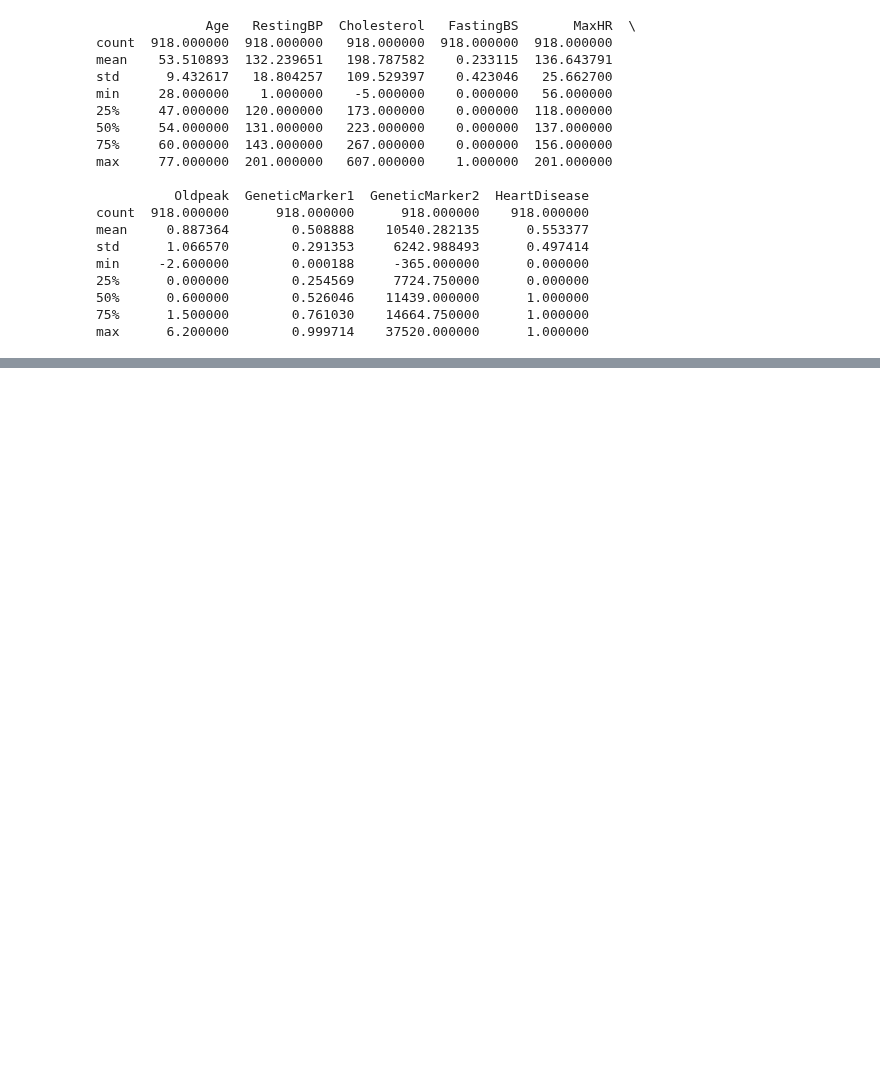
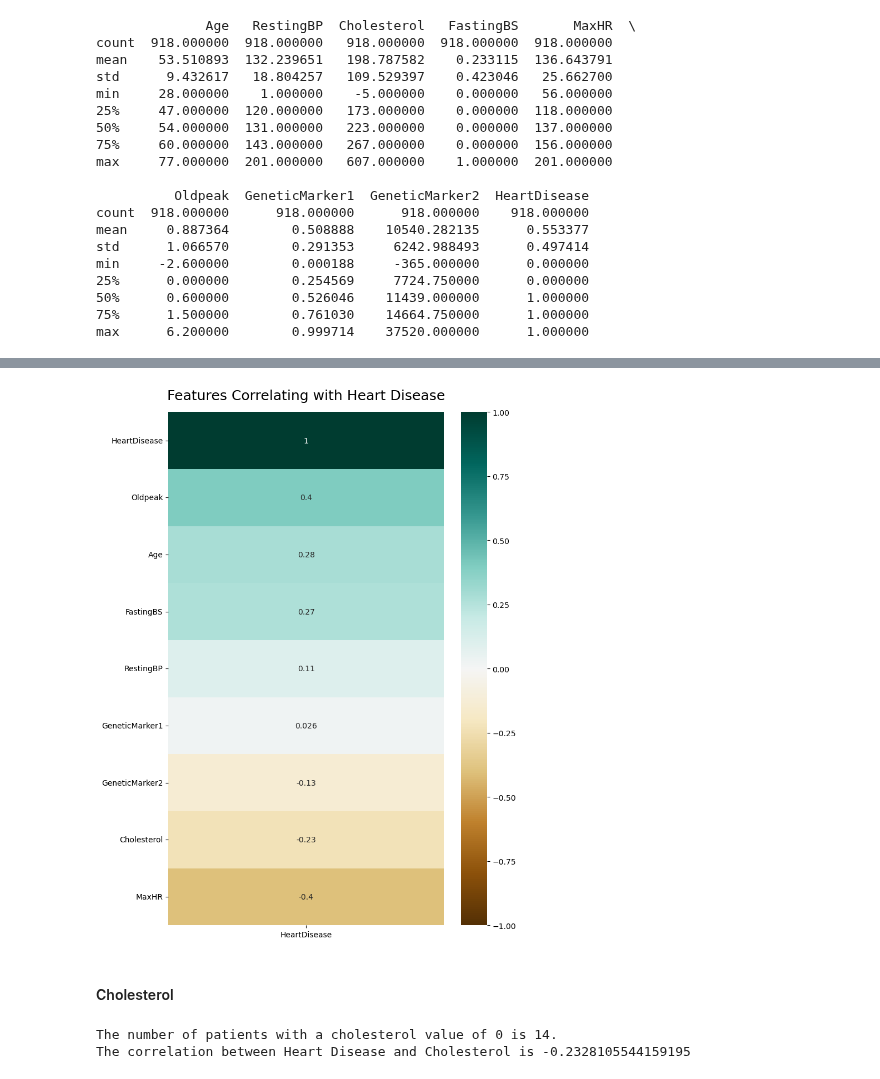
Before and after one commit to TJ-Abbing/Data-Science, a Jupyter notebook: OP-2/assignments/final/teammates/final_assignment_alessandro.ipynb, the cells around one changed output, grey strips where cells are left out. Cells and saved outputs as stored; diff of their text form; code cells hidden in the pictures; blank space fills up the shorter version.

```diff
--- a/OP-2/assignments/final/teammates/final_assignment_alessandro.ipynb
+++ b/OP-2/assignments/final/teammates/final_assignment_alessandro.ipynb
@@ -423,0 +222,47 @@ df
+# %%
+# Analyzing the correlation between different features and the target variable HeartDisease.
+# The focus is on understanding the correlation of eligble features with HeartDisease.
+
+# Creating a heatmap to visualize correlation.
+plt.figure(figsize=(8, 12))
+
+# Selecting relevant columns for correlation analysis.
+cor = df[['Age', 'RestingBP', 'Cholesterol', 'FastingBS', 'MaxHR', 'Oldpeak',
+       'GeneticMarker1', 'GeneticMarker2', 'HeartDisease']].corr()
+
+# Sorting and extracting correlation with HeartDisease in descending order.
+heatmap = sns.heatmap(data=cor[['HeartDisease']].sort_values(by='HeartDisease', ascending=False),
+                      vmin=-1, vmax=1, annot=True, cmap='BrBG')
+
+# Setting the title and formatting for better readability.
+heatmap.set_title('Features Correlating with Heart Disease', fontdict={'fontsize': 18}, pad=16)
+
+# Displaying the heatmap.
+plt.show()
+
+# General guide for interpreting correlation values:
+
+# Correlation Interpretation Guide:
+# Perfect Negative Correlation: -1.0
+# Very Strong Negative Correlation: -0.9 to -1.0
+# Strong Negative Correlation: -0.7 to -0.9
+# Moderate Negative Correlation: -0.5 to -0.7
+# Weak Negative Correlation: -0.3 to -0.5
+# Very Weak Negative Correlation: -0.1 to -0.3
+
+# No Correlation: 0.0
+
+# Very Weak Positive Correlation: 0.1 to 0.3
+# Weak Positive Correlation: 0.3 to 0.5
+# Moderate Positive Correlation: 0.5 to 0.7
+# Strong Positive Correlation: 0.7 to 0.9
+# Very Strong Positive Correlation: 0.9 to 1.0
+# Perfect Positive Correlation: 1.0
+
+# Conclusion:
+
+# There seems to be no correlation between GeneticMarker1 and HeartDisease.
+# There seems to be a very weak positive correlation between Cholesterol and HeartDisease.
+# There seems to be a weak negative correlation between MaxHR and HeartDisease.
+# %% [output]
+[figure, added]
@@ -423,0 +274,13 @@ df
+# %% [markdown]
+#### Cholesterol
+# %%
+# Fadi and Alex raised concerns about the Cholesterol column. Seems to have a rather high amount of 0 values.
+
+# Doing a check here.
+zero_cholesterol_count = (df['Cholesterol'] == 0).sum()
+print(f"The number of patients with a cholesterol value of 0 is {zero_cholesterol_count}.")
+print(f"The correlation between Heart Disease and Cholesterol is {df['HeartDisease'].corr(df['Cholesterol'])}")
+# Amount of 0 values for the cholesterol column seems to be too high. Will need to be explored further.
+# %% [output]
+The number of patients with a cholesterol value of 0 is 14.
+The correlation between Heart Disease and Cholesterol is -0.2328105544159195
```
Also changed, not shown: parts of 60 cells of this notebook, 1 other file.
